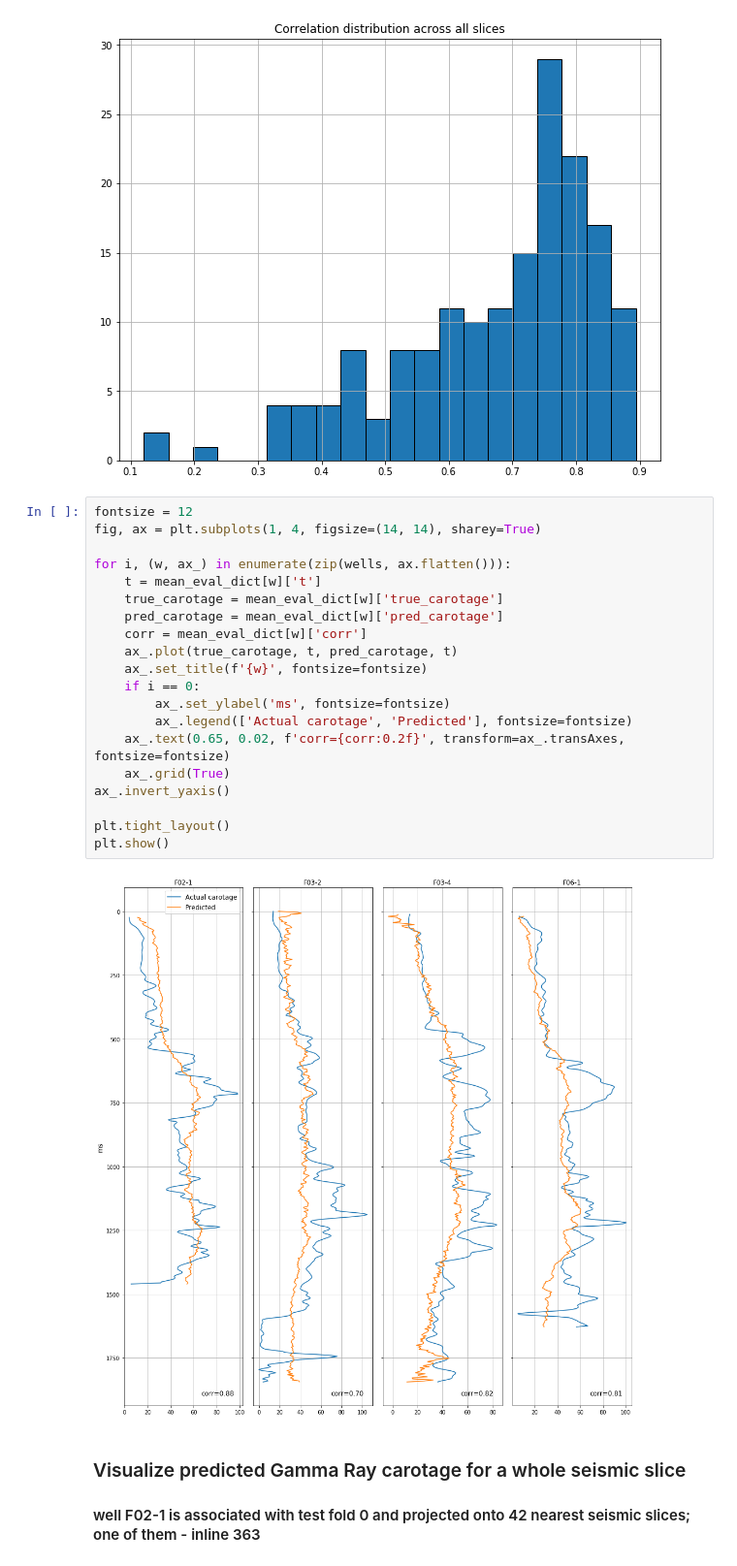
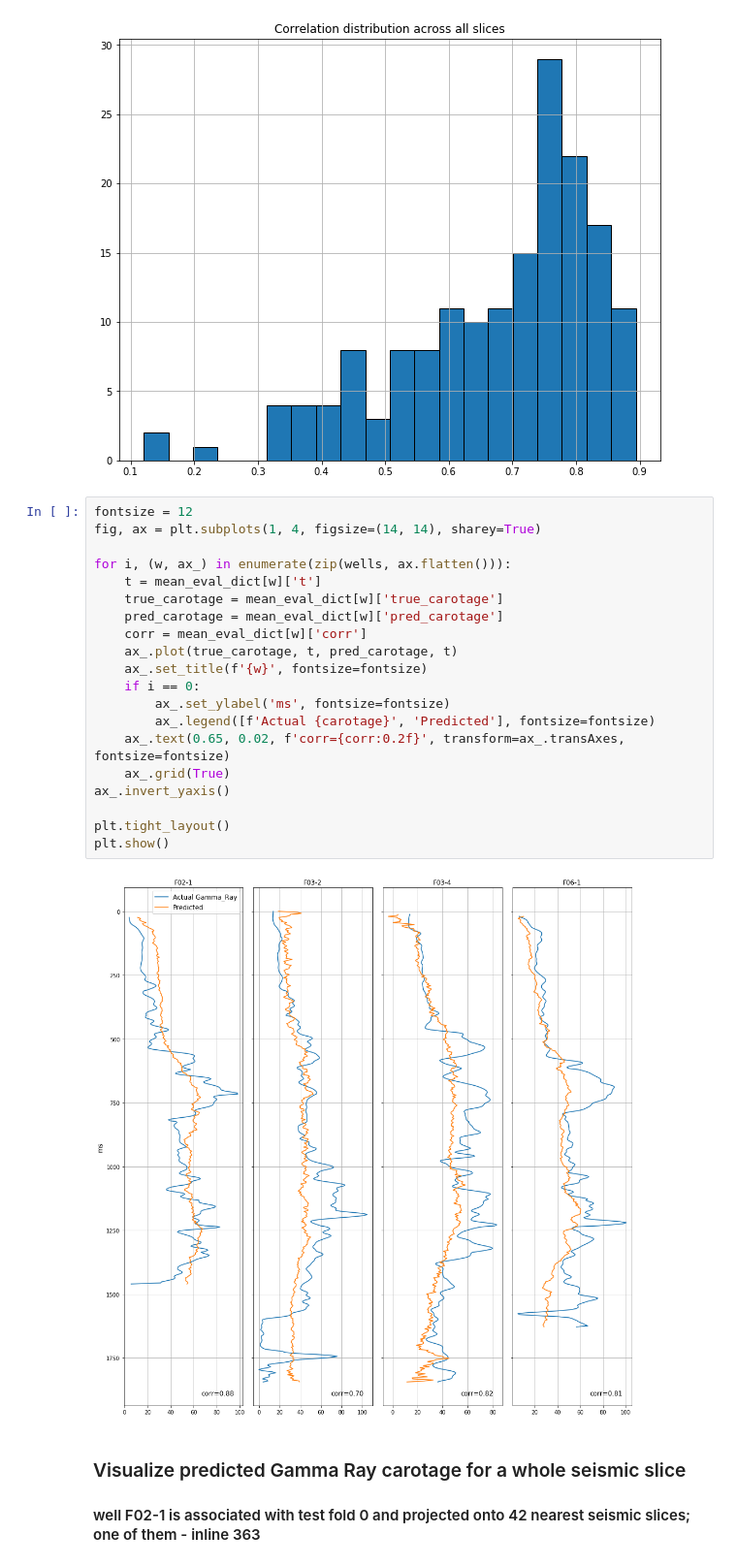
Before and after one commit to neuro-inc/ml-recipe-seismic, a Jupyter notebook: notebooks/inference.ipynb, the cells around one changed output. Shown at 97% size. Drawn from its saved outputs; the diff is of its cells as text.

```diff
--- a/notebooks/inference.ipynb
+++ b/notebooks/inference.ipynb
@@ -107,25 +107,25 @@ plt.show()
 # %%
 fontsize = 12
 fig, ax = plt.subplots(1, 4, figsize=(14, 14), sharey=True)
 
 for i, (w, ax_) in enumerate(zip(wells, ax.flatten())):
     t = mean_eval_dict[w]['t']
     true_carotage = mean_eval_dict[w]['true_carotage']
     pred_carotage = mean_eval_dict[w]['pred_carotage']
     corr = mean_eval_dict[w]['corr']
     ax_.plot(true_carotage, t, pred_carotage, t)
     ax_.set_title(f'{w}', fontsize=fontsize)
     if i == 0:
         ax_.set_ylabel('ms', fontsize=fontsize)
-        ax_.legend(['Actual carotage', 'Predicted'], fontsize=fontsize)
+        ax_.legend([f'Actual {carotage}', 'Predicted'], fontsize=fontsize)
     ax_.text(0.65, 0.02, f'corr={corr:0.2f}', transform=ax_.transAxes, fontsize=fontsize)
     ax_.grid(True)
 ax_.invert_yaxis()
 
 plt.tight_layout()
 plt.show()
 # %% [output]
-[figure, old version]
+[figure, new version]
 # %% [markdown]
 ### Visualize predicted Gamma Ray carotage for a whole seismic slice
 #### well F02-1 is associated with test fold 0 and projected onto 42 nearest seismic slices; one of them - inline 363
```
Also changed, not shown: parts of 3 cells of this notebook, 4 other files.
